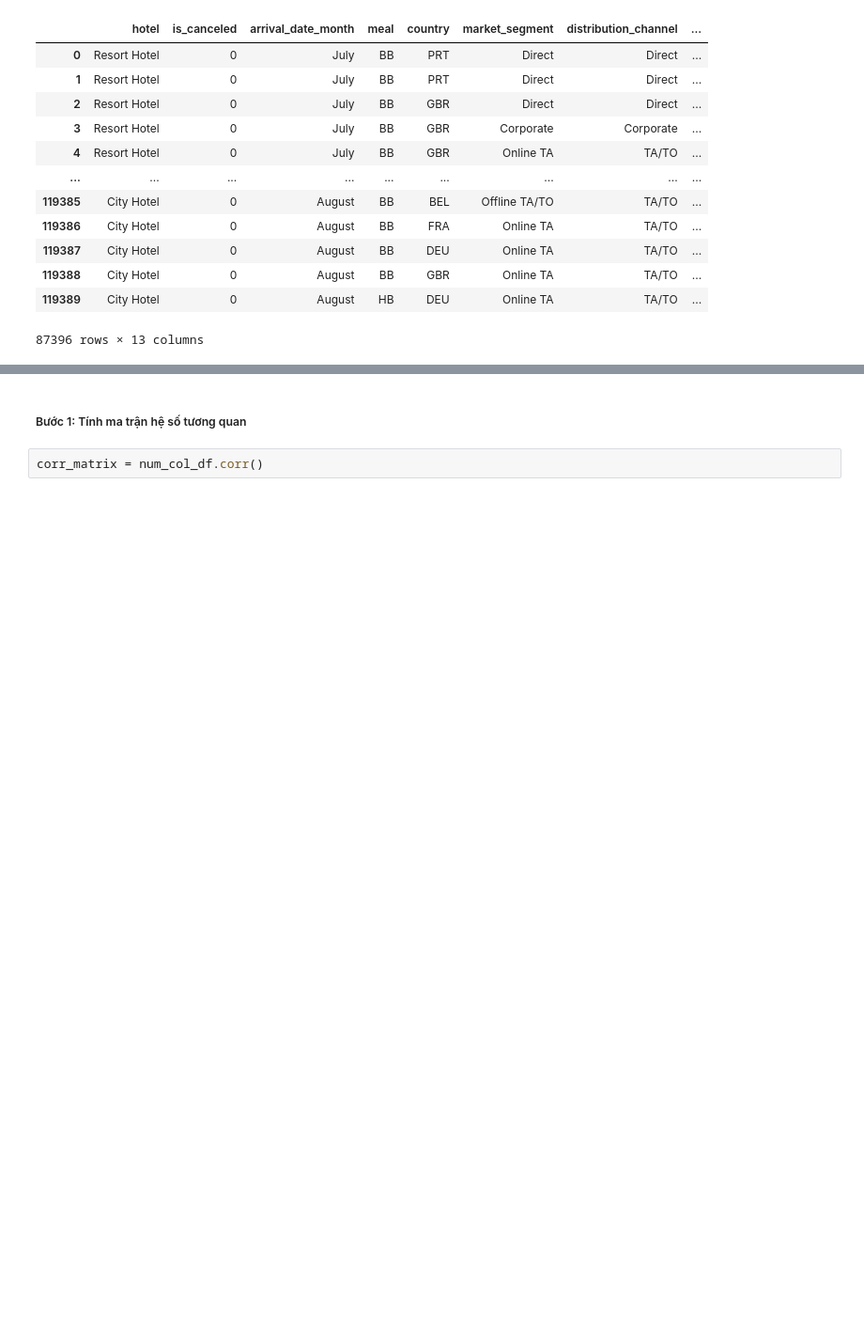
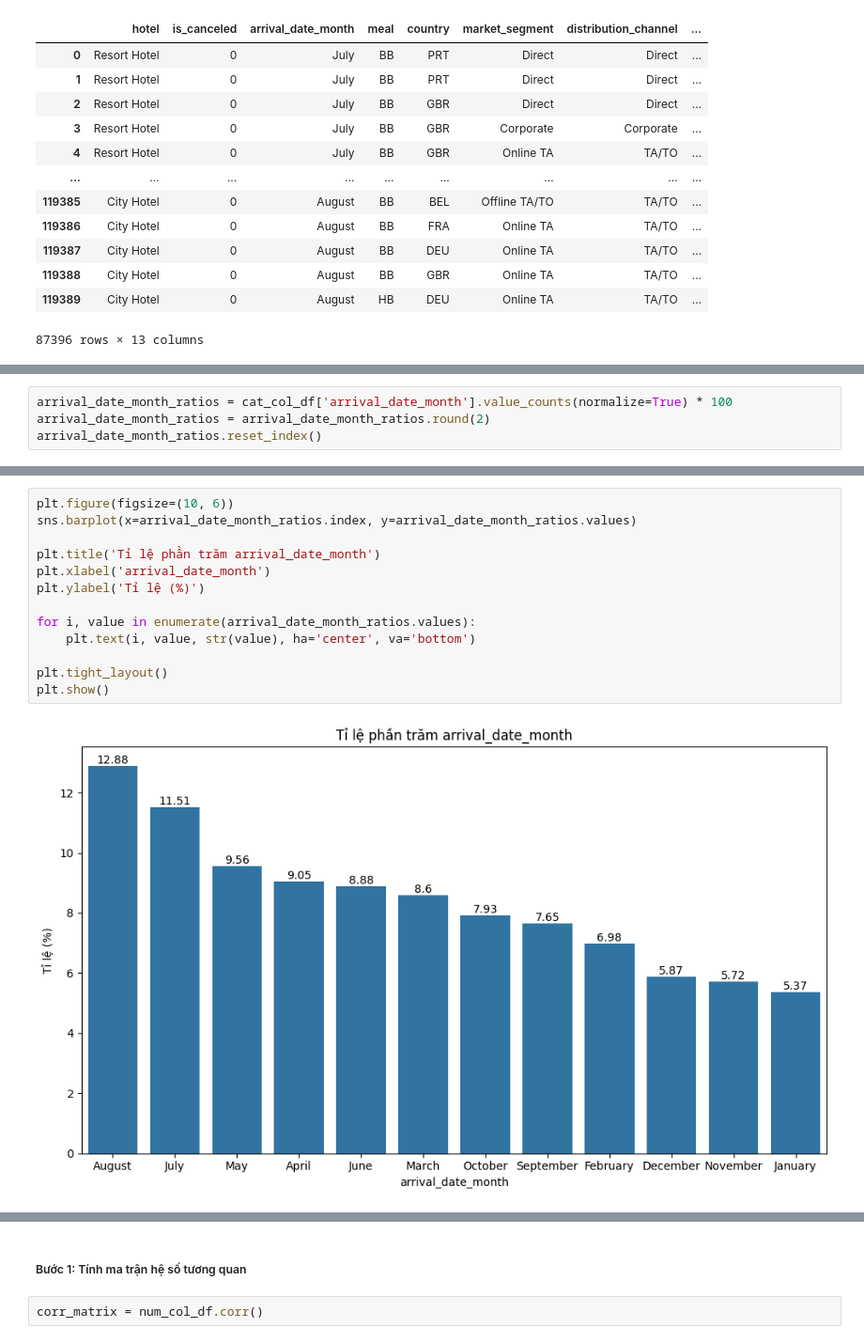
Before and after one commit to nmgbao2505/Lab_Data_Visualization, a Jupyter notebook: Final Project/21127221_21127583_21127739.ipynb, the cells around one changed output, grey strips where cells are left out. Shown at 94% size. Saved outputs shown, nothing was run; the diff lists cells and outputs as text; blank space fills up the shorter version.

```diff
--- a/Final Project/21127221_21127583_21127739.ipynb
+++ b/Final Project/21127221_21127583_21127739.ipynb
@@ -494,0 +401,4 @@ cat_col_df
+# %%
+arrival_date_month_ratios = cat_col_df['arrival_date_month'].value_counts(normalize=True) * 100
+arrival_date_month_ratios = arrival_date_month_ratios.round(2)
+arrival_date_month_ratios.reset_index()
@@ -494,0 +419,15 @@ cat_col_df
+# %%
+plt.figure(figsize=(10, 6))
+sns.barplot(x=arrival_date_month_ratios.index, y=arrival_date_month_ratios.values)
+
+plt.title('Tỉ lệ phần trăm arrival_date_month')
+plt.xlabel('arrival_date_month')
+plt.ylabel('Tỉ lệ (%)')
+
+for i, value in enumerate(arrival_date_month_ratios.values):
+    plt.text(i, value, str(value), ha='center', va='bottom')
+
+plt.tight_layout()
+plt.show()
+# %% [output]
+[figure, added]
```
Also changed, not shown: parts of 109 cells of this notebook.
